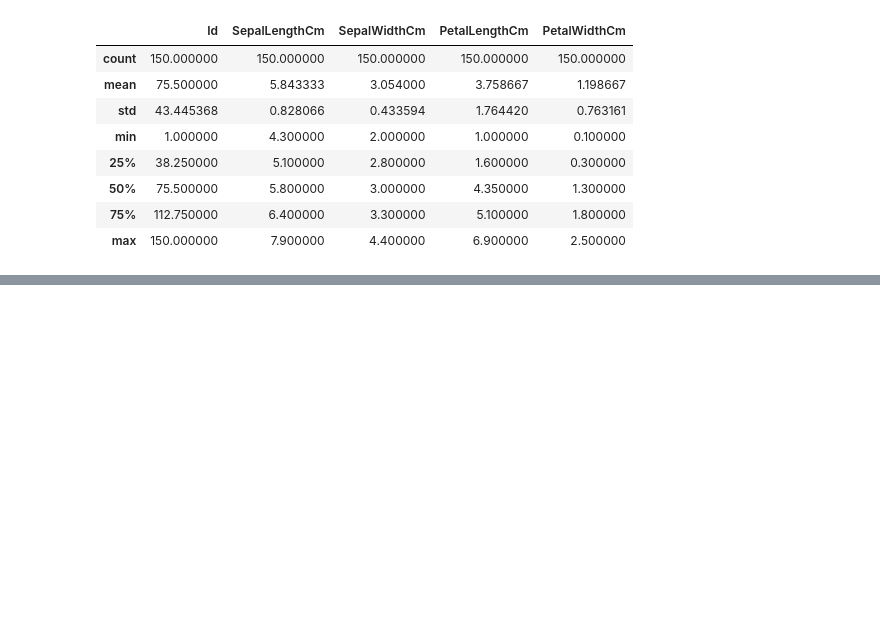
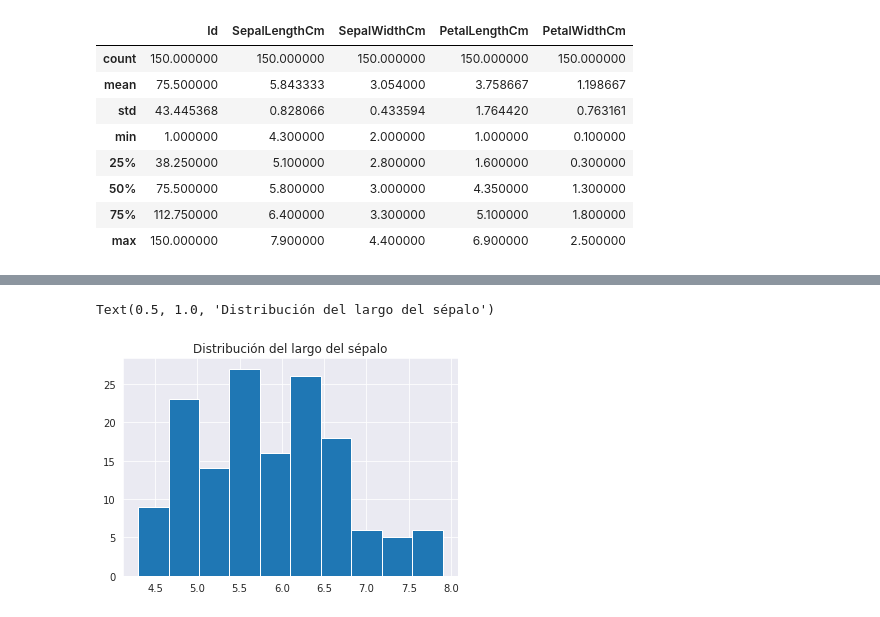
Before and after one commit to matiascabrejos/IA-Humai, a Jupyter notebook: exercise2_class5.ipynb, the cells around one changed output, grey strips where cells are left out. Saved outputs shown, nothing was run; the diff lists cells and outputs as text; code cells hidden in the pictures; blank space fills up the shorter version.

```diff
--- a/exercise2_class5.ipynb
+++ b/exercise2_class5.ipynb
@@ -43,0 +62,6 @@ df.describe()
+# %%
+df['SepalLengthCm'].hist()
+plt.title('Distribución del largo del sépalo')
+# %% [output]
+Text(0.5, 1.0, 'Distribución del largo del sépalo')
+[figure, added]
```
Also changed, not shown: parts of 5 cells of this notebook.
